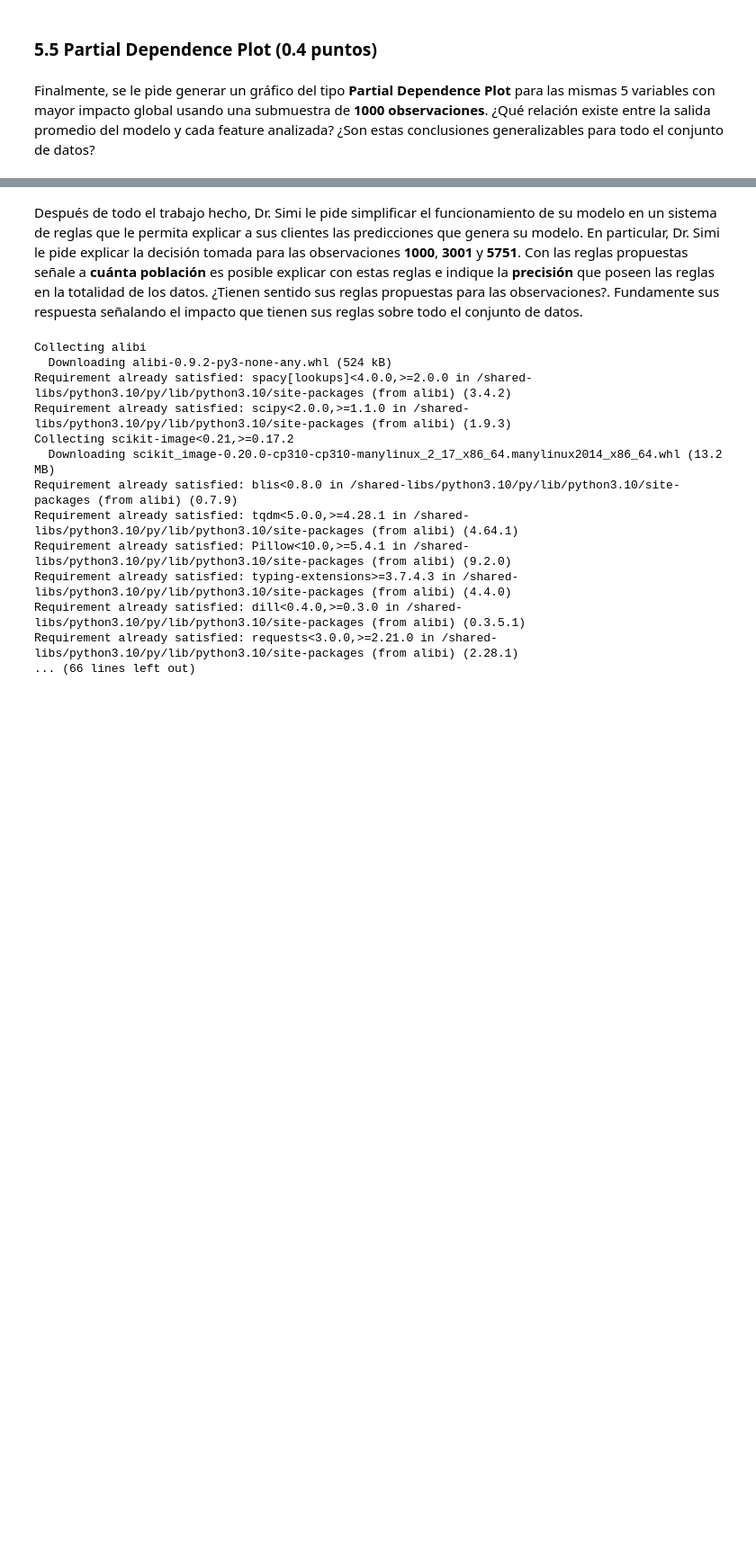
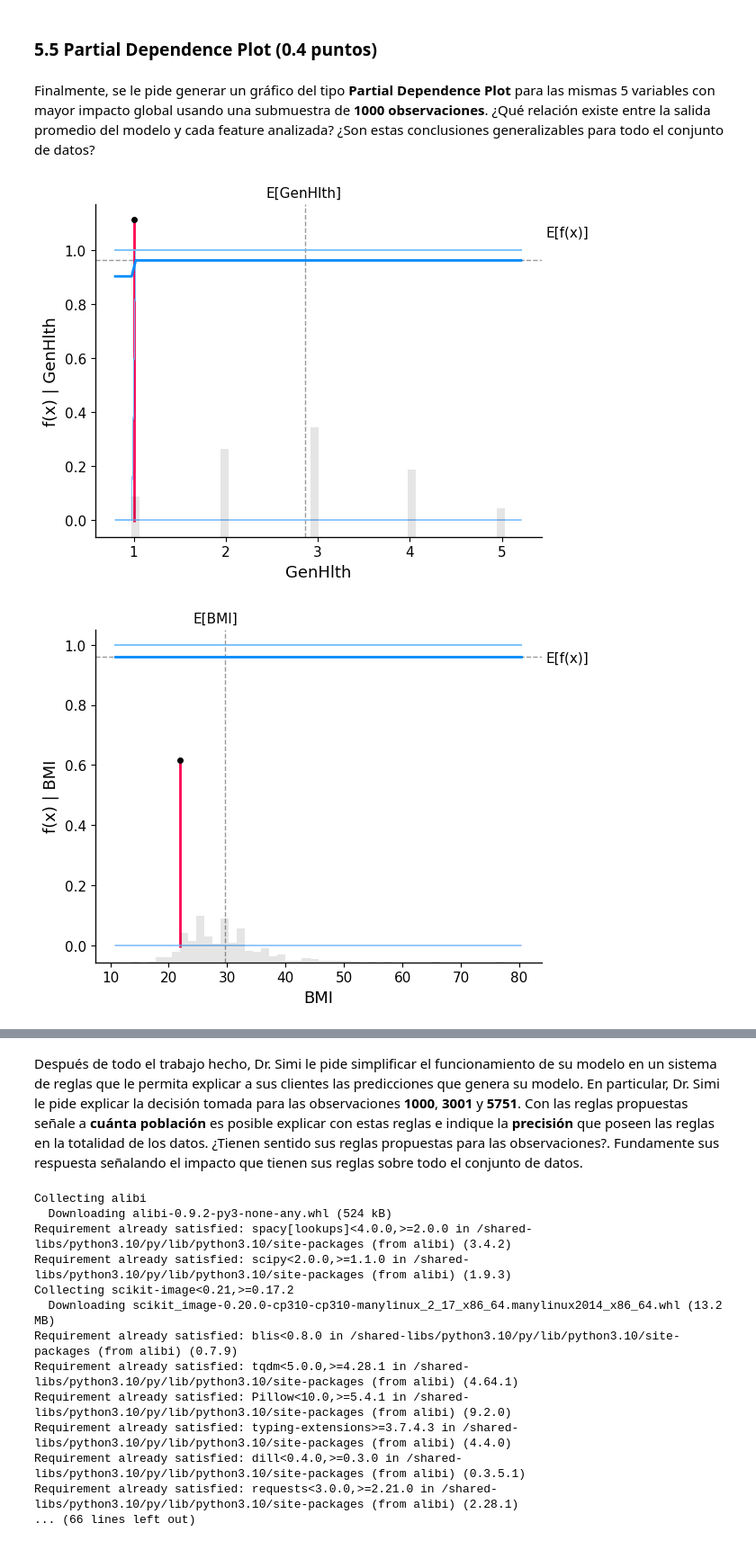
Before and after one commit to nicoacevedor/MDS7202, a Jupyter notebook: lab10/Lab10.ipynb, the cells around one changed output, grey strips where cells are left out. Shown at 90% size. Drawn from its saved outputs; the diff is of its cells as text; code cells hidden in the pictures; blank space fills up the shorter version.

```diff
--- a/lab10/Lab10.ipynb
+++ b/lab10/Lab10.ipynb
@@ -276,0 +300,11 @@ Finalmente, se le pide generar un gráfico del tipo **Partial Dependence Plot**
+# %%
+sample_ind = 20
+for name in feature_importance_names[:5]:
+    shap.partial_dependence_plot(
+        name, predictor.predict, shap.utils.sample(X, 1000), model_expected_value=True,
+        feature_expected_value=True, ice=True,
+        shap_values=shap_values[sample_ind:sample_ind+1,:]
+    )
+# %% [output]
+[figure, added]
+[figure, added]
```
Also changed, not shown: parts of 15 cells of this notebook.
